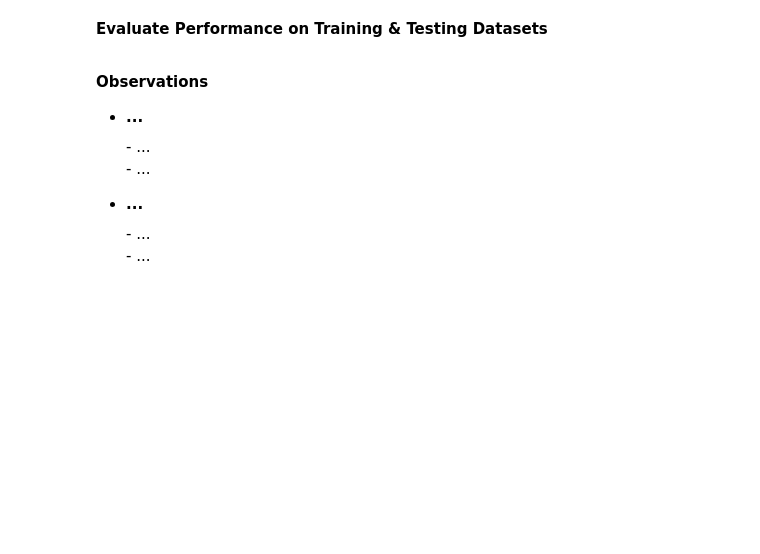
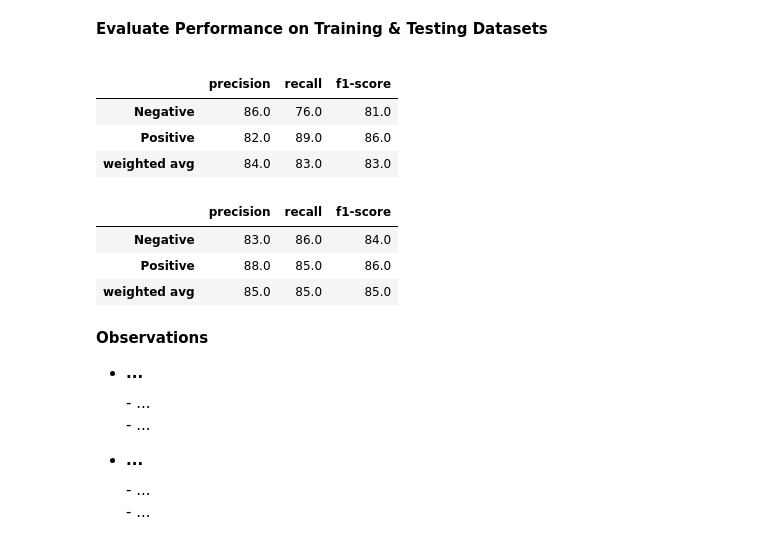
Before and after one commit to sal-siddiqui/heart-disease-prediction, a Jupyter notebook: my-attempt.ipynb, the cells around one changed output. Drawn from its saved outputs; the diff is of its cells as text; code cells hidden in the pictures; blank space fills up the shorter version.

```diff
--- a/my-attempt.ipynb
+++ b/my-attempt.ipynb
@@ -1446,6 +1446,6 @@ best_estimator, best_params, best_scores_cv = custom_GridSearchCV(
 )
 
 # Pass in the best model
-model_decision_tree = CustomModel(
+model_random_forest = CustomModel(
     name="Random Forest", estimator=best_estimator, params=best_params
 )
@@ -1467,28 +1485,38 @@ print(custom_model_specs(model=model_decision_tree, scores_cv=best_scores_cv))
 </div>
 # %%
 ## Evaluate Model on Training Data
-model_decision_tree.eval_train(X_train, y_train)
+model_random_forest.eval_train(X_train, y_train)
 
 # Retreive classification report
-frame = pd.DataFrame(model_decision_tree.scores_train).round(2).mul(100)
+frame = pd.DataFrame(model_random_forest.scores_train).round(2).mul(100)
 
 # Correct the labels
 frame.index = ser_encodings["target"].to_list() + [frame.index[-1]]
 
 # View
 frame
+# %% [output]
+|  | precision | recall | f1-score |
+| Negative | 86.0 | 76.0 | 81.0 |
+| Positive | 82.0 | 89.0 | 86.0 |
+| weighted avg | 84.0 | 83.0 | 83.0 |
 # %%
 ## Evaluate Model on Testing Data
-model_decision_tree.eval_test(X_test, y_test)
+model_random_forest.eval_test(X_test, y_test)
 
 # Retreive classification report
-frame = pd.DataFrame(model_decision_tree.scores_test).round(2).mul(100)
+frame = pd.DataFrame(model_random_forest.scores_test).round(2).mul(100)
 
 # Correct the labels
 frame.index = ser_encodings["target"].to_list() + [frame.index[-1]]
 
 # View
 frame
+# %% [output]
+|  | precision | recall | f1-score |
+| Negative | 83.0 | 86.0 | 84.0 |
+| Positive | 88.0 | 85.0 | 86.0 |
+| weighted avg | 85.0 | 85.0 | 85.0 |
 # %% [markdown]
 <div style="font-size:15px">
 
```
Also changed, not shown: parts of 20 cells of this notebook, 1 other file.
